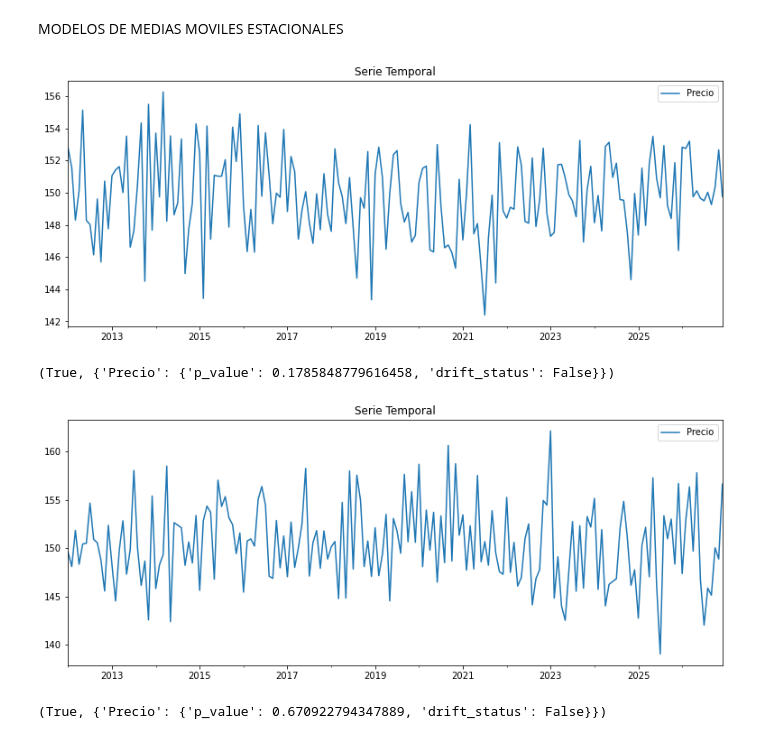
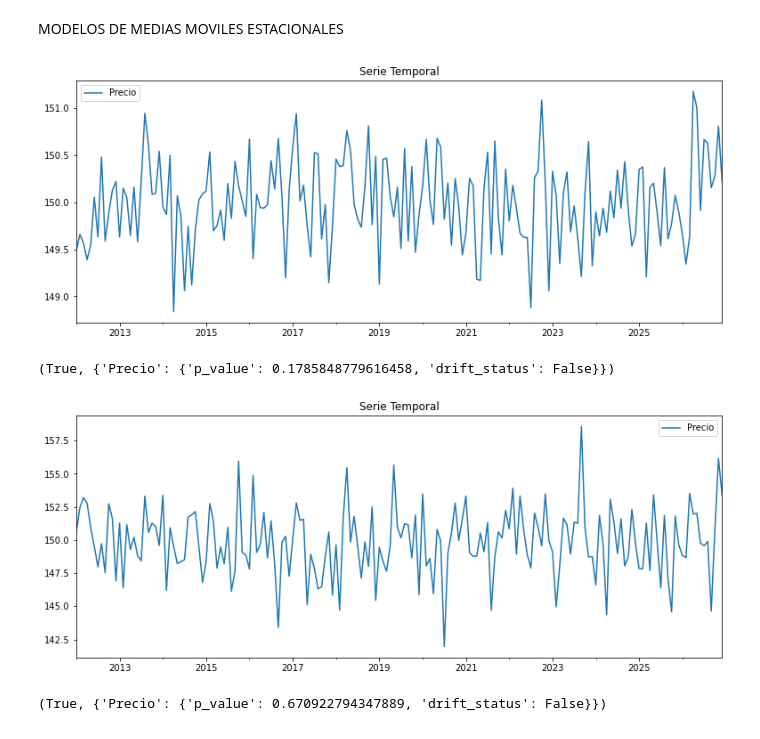
Before and after one commit to davidraamirez/drift-detection_data-augmentation, a Jupyter notebook: validacion/VAL_MODELOS.ipynb, the cells around one changed output. Cells and saved outputs as stored; diff of their text form; code cells hidden in the pictures.

```diff
--- a/validacion/VAL_MODELOS.ipynb
+++ b/validacion/VAL_MODELOS.ipynb
@@ -375,17 +375,17 @@ detect_dataset_drift_ks(df37[:156],df37[156:],threshold_ks)
 # %% [markdown]
 MODELOS DE MEDIAS MOVILES ESTACIONALES
 # %%
-df38 = crear_df_fin_ARMA(fecha1,fecha3,'M',['Precio'],150,2.5,12,teta=[0.3])
+df38 = crear_df_fin_ARMA(fecha1,fecha3,'M',['Precio'],150,0.5,12,teta=[0.03])
 # %% [output]
-[figure, old version]
+[figure, new version]
 # %%
 detect_dataset_drift_ks(df38[:144],df38[144:],threshold_ks)
 # %% [output]
 (True, {'Precio': {'p_value': 0.1785848779616458, 'drift_status': False}})
 # %%
-df39 = crear_df_periodos_ARMA(fecha1,180,'M',['Precio'],150,2.5,12,teta=[1.3])
+df39 = crear_df_periodos_ARMA(fecha1,180,'M',['Precio'],150,2.5,12,teta=[0.3])
 # %% [output]
-[figure, old version]
+[figure, new version]
 # %%
 detect_dataset_drift_ks(df39[:144],df39[144:],threshold_ks)
 # %% [output]
```
Also changed, not shown: parts of 89 cells of this notebook.
